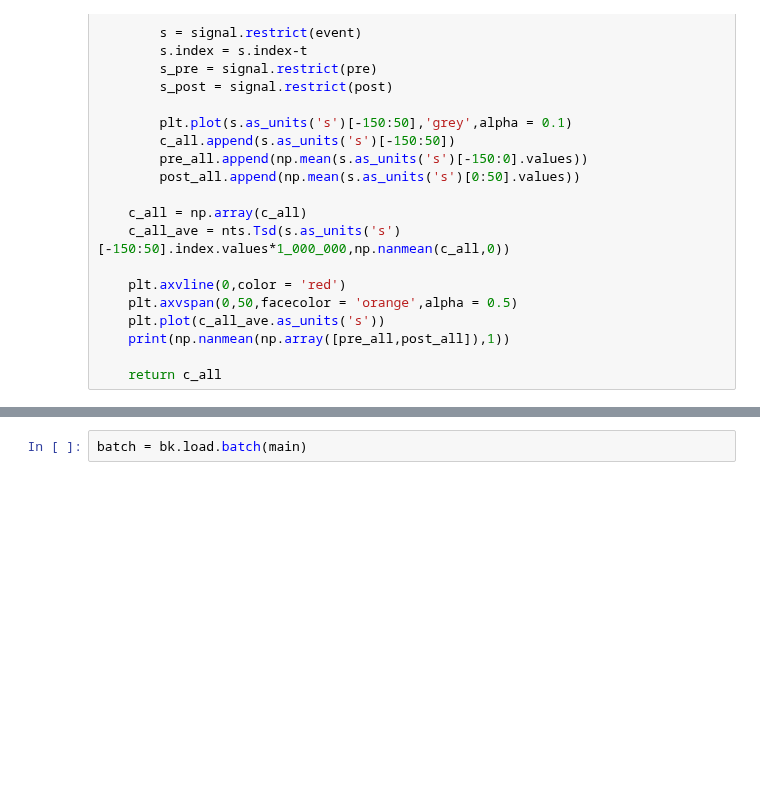
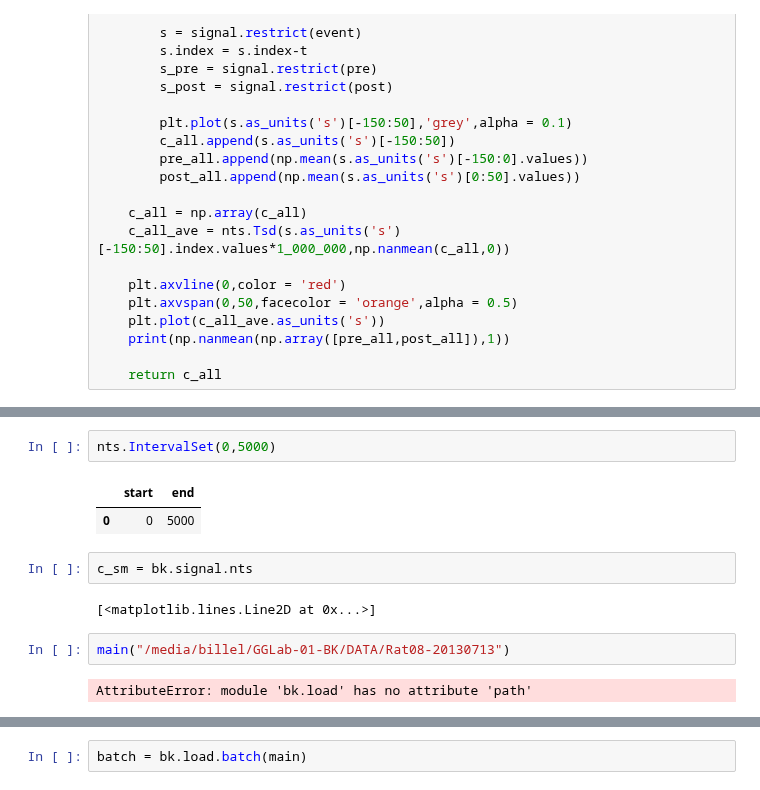
Before and after one commit to KBillel/Amy-Hpc-sleep-dynamcics-python, a Jupyter notebook: synchrony.ipynb, the cells around one changed output, grey strips where cells are left out. Cells and saved outputs as stored; diff of their text form; blank space fills up the shorter version.

```diff
--- a/synchrony.ipynb
+++ b/synchrony.ipynb
@@ -251,3 +354,16 @@ def main(path):
+# %%
+nts.IntervalSet(0,5000)
+# %% [output]
+|  | start | end |
+| 0 | 0 | 5000 |
+# %%
+c_sm = bk.signal.nts
+# %% [output]
+[<matplotlib.lines.Line2D at 0x...>]
+# %%
+main("/media/billel/GGLab-01-BK/DATA/Rat08-20130713")
+# %% [output]
+AttributeError: module 'bk.load' has no attribute 'path'
 # %%
 main('Z:\Rat08\Rat08-20130713')
 # %% [output]
```
Also changed, not shown: parts of 5 cells of this notebook, 13 other files.
